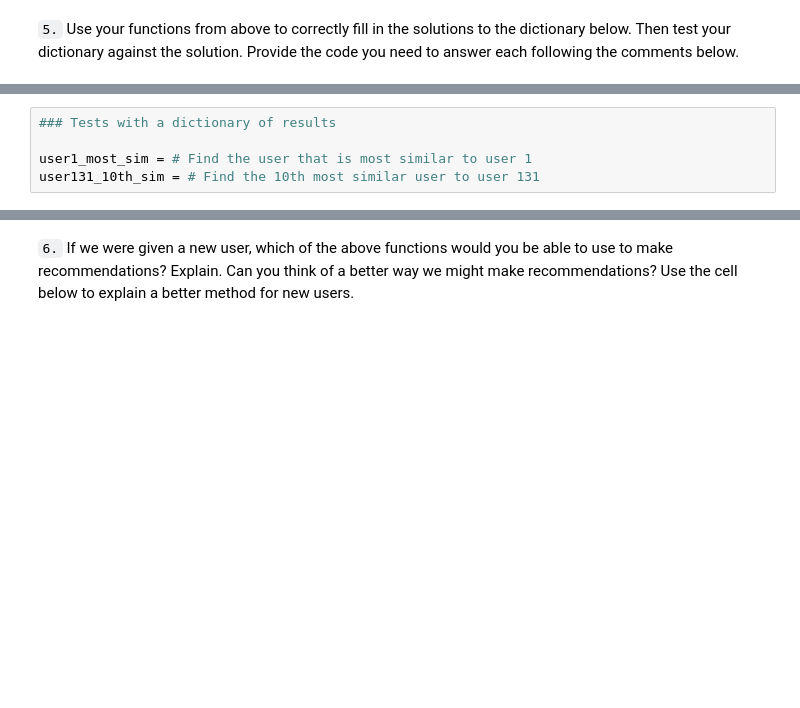
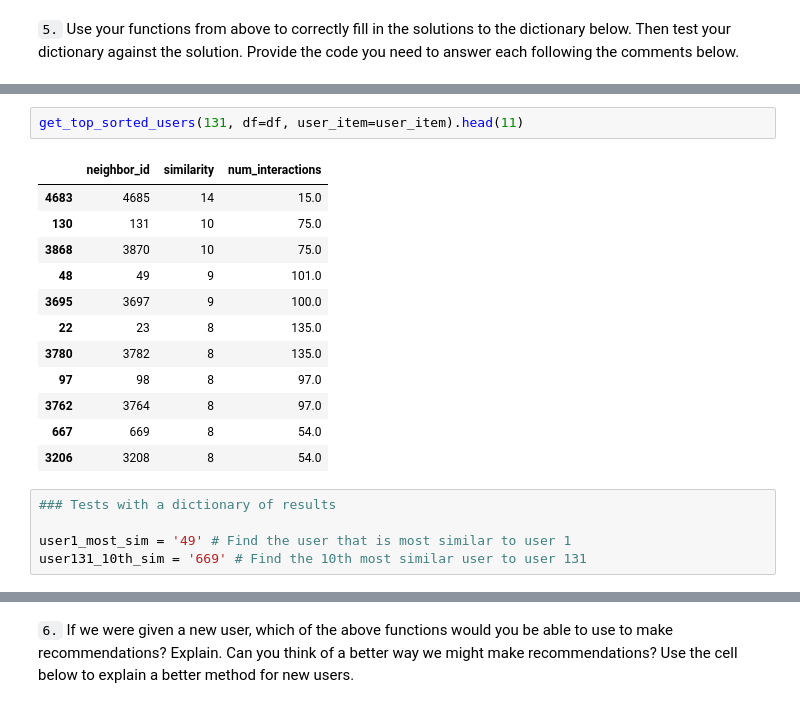
Before and after one commit to muellermax/IBMRecommender, a Jupyter notebook: Recommendations_with_IBM.ipynb, the cells around one changed output, grey strips where cells are left out. Saved outputs shown, nothing was run; the diff lists cells and outputs as text; blank space fills up the shorter version.

Commit message:
get top sorted users did not bring desired results
Error maybe in dot product calc

```diff
--- a/Recommendations_with_IBM.ipynb
+++ b/Recommendations_with_IBM.ipynb
@@ -758,8 +794,23 @@ print(rec_names)
+# %%
+get_top_sorted_users(131, df=df, user_item=user_item).head(11)
+# %% [output]
+|  | neighbor_id | similarity | num_interactions |
+| 4683 | 4685 | 14 | 15.0 |
+| 130 | 131 | 10 | 75.0 |
+| 3868 | 3870 | 10 | 75.0 |
+| 48 | 49 | 9 | 101.0 |
+| 3695 | 3697 | 9 | 100.0 |
+| 22 | 23 | 8 | 135.0 |
+| 3780 | 3782 | 8 | 135.0 |
+| 97 | 98 | 8 | 97.0 |
+| 3762 | 3764 | 8 | 97.0 |
+| 667 | 669 | 8 | 54.0 |
+| 3206 | 3208 | 8 | 54.0 |
 # %%
 ### Tests with a dictionary of results
 
-user1_most_sim = # Find the user that is most similar to user 1
-user131_10th_sim = # Find the 10th most similar user to user 131
+user1_most_sim = '49' # Find the user that is most similar to user 1
+user131_10th_sim = '669' # Find the 10th most similar user to user 131
 # %%
 ## Dictionary Test Here
 sol_5_dict = {
```
Also changed, not shown: parts of 11 cells of this notebook.
